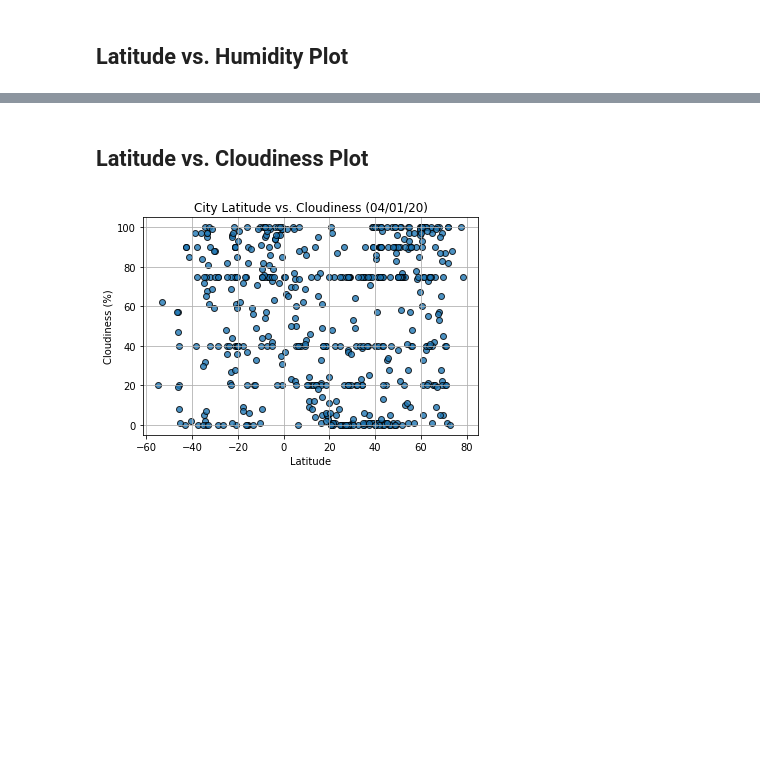
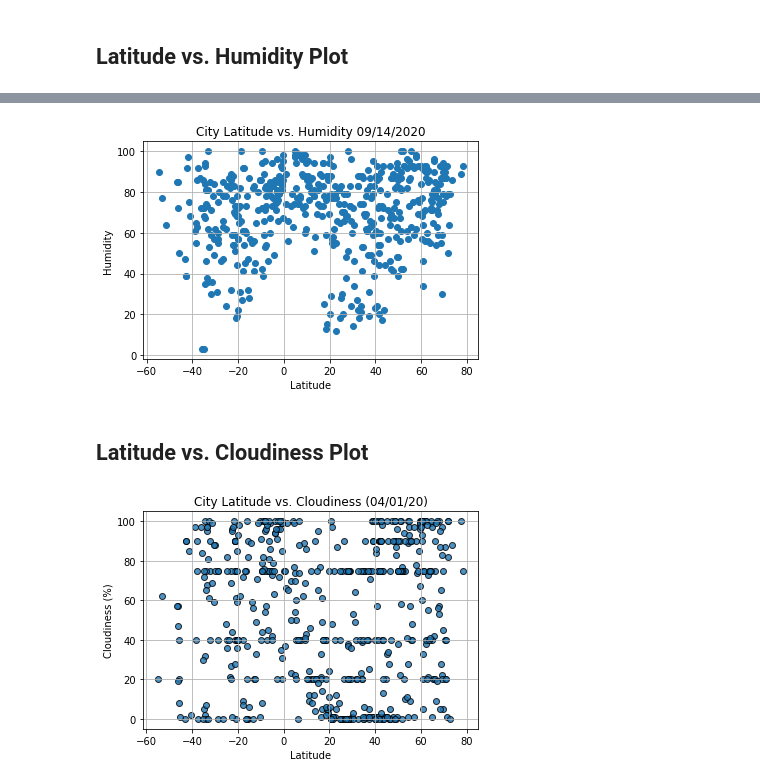
Before and after one commit to jely94/Python-API-Challenge, a Jupyter notebook: WeatherPy.ipynb, the cells around one changed output, grey strips where cells are left out. Cells and saved outputs as stored; diff of their text form; code cells hidden in the pictures; blank space fills up the shorter version.

```diff
--- a/WeatherPy.ipynb
+++ b/WeatherPy.ipynb
@@ -215,3 +229,22 @@ Int64Index([], dtype='int64')
+# %%
+#Create scatter plot for latitude and humidity
+plt.scatter(city_data2["Lat"], city_data2["Humidity"], marker="o")
+
+#Add graph title, x and y labels, grid and grid
+plt.title(f'City Latitude vs. Humidity {time.strftime("%m/%d/%Y")}')
+plt.ylabel("Humidity")
+plt.xlabel("Latitude")
+plt.grid(True)
+
+#Save the graph to file
+plt.savefig("Output_Data/City Latitude vs. Humidity.png")
+
+# Show graph
+plt.show()
+
+##Based on this graph of humidity it appears that the min humidity is the highest at or just
+# %% [output]
+[figure, added]
 # %% [markdown]
 ## Latitude vs. Cloudiness Plot
 # %%
```
Also changed, not shown: parts of 3 cells of this notebook, 2 other files.
